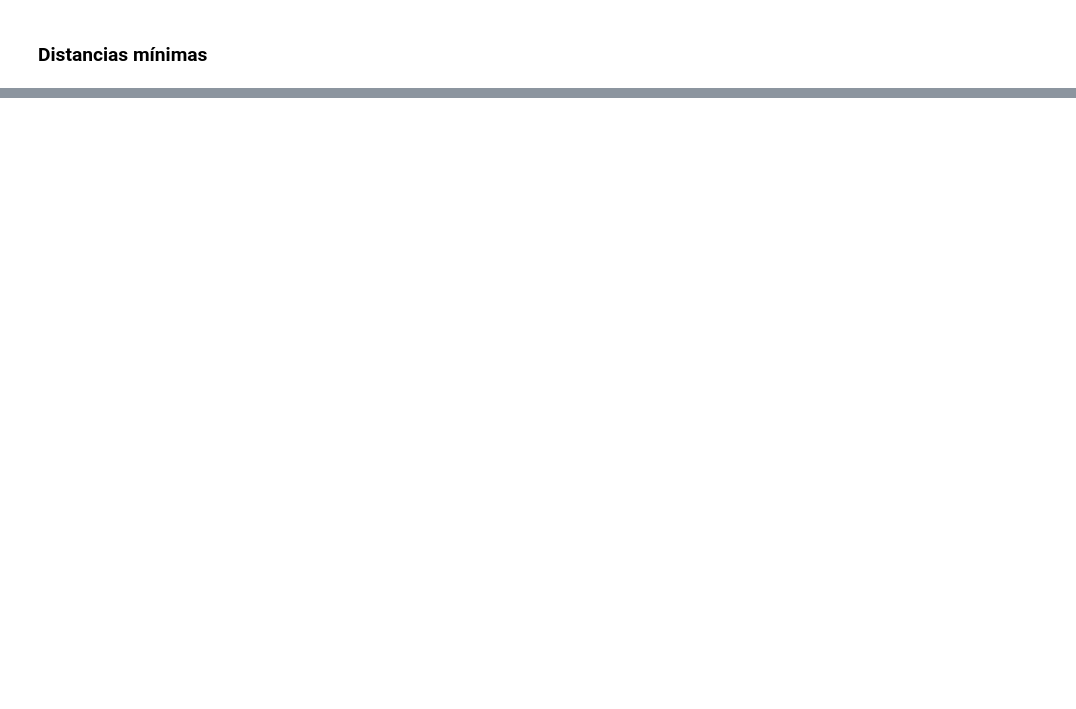
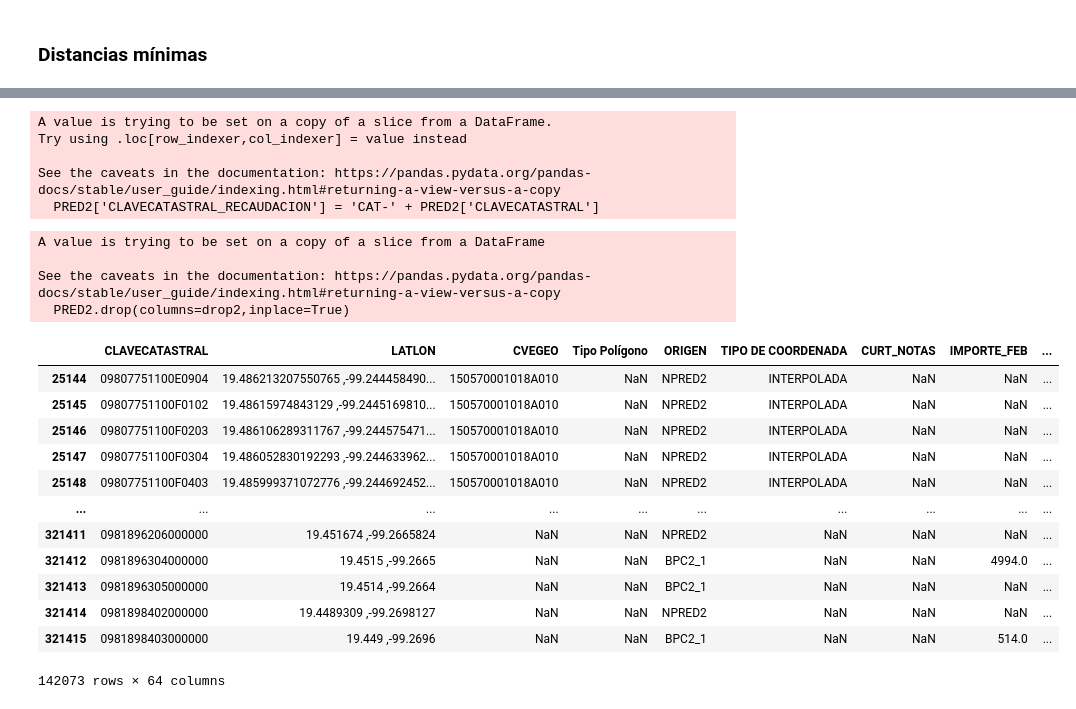
Before and after one commit to DiosLara/Newst_codes, a Jupyter notebook: cruce_pred_cat/Version_final_geo2.ipynb, the cells around one changed output, grey strips where cells are left out. Saved outputs shown, nothing was run; the diff lists cells and outputs as text; code cells hidden in the pictures; blank space fills up the shorter version.

```diff
--- a/cruce_pred_cat/Version_final_geo2.ipynb
+++ b/cruce_pred_cat/Version_final_geo2.ipynb
@@ -363,0 +449,2 @@ a.to_file(r"C:\Users\ASUS\Desktop\qgiszonas\salida\Poligonos_cercanos.shp")
+# %%
+PRED2=NF.loc[NF['CLAVECATASTRAL'].notna()]
@@ -363,0 +457,2 @@ a.to_file(r"C:\Users\ASUS\Desktop\qgiszonas\salida\Poligonos_cercanos.shp")
+# %%
+PRED2['CLAVECATASTRAL']=PRED2['CLAVECATASTRAL'].astype(str).str.replace('.0','', regex=False).str.zfill(16)
@@ -363,0 +465,53 @@ a.to_file(r"C:\Users\ASUS\Desktop\qgiszonas\salida\Poligonos_cercanos.shp")
+# %%
+PRED2['CLAVECATASTRAL_RECAUDACION'] = 'CAT-' + PRED2['CLAVECATASTRAL']
+# %% [output]
+A value is trying to be set on a copy of a slice from a DataFrame.
+Try using .loc[row_indexer,col_indexer] = value instead
+
+See the caveats in the documentation: https://pandas.pydata.org/pandas-docs/stable/user_guide/indexing.html#returning-a-view-versus-a-copy
+  PRED2['CLAVECATASTRAL_RECAUDACION'] = 'CAT-' + PRED2['CLAVECATASTRAL']
+# %%
+
+# denue=PRED2.columns[PRED2.columns.str.contains('DENUE')]
+# PRED2.drop(columns=denue,inplace=True)
+# drop1=PRED2.columns[(~PRED2.columns.isin(ZZPRED.columns)) & (PRED2.columns.str.contains('SAT|ESTATUS|NOMINA'))]
+# PRED2.drop(columns=drop1,inplace=True)
+
+drop2=PRED2.columns[(~PRED2.columns.isin(ZZPRED.columns)) & (PRED2.columns.str.contains('N_EXT|KEY|GRUPO_CONTROL|BDINTERNA|IMSS|CALLE|COLONIA|ADDRESS|PLUS_CODE|_GEO_|Unnamed'))]
+PRED2.drop(columns=drop2,inplace=True)
+# %% [output]
+A value is trying to be set on a copy of a slice from a DataFrame
+
+See the caveats in the documentation: https://pandas.pydata.org/pandas-docs/stable/user_guide/indexing.html#returning-a-view-versus-a-copy
+  PRED2.drop(columns=drop2,inplace=True)
+# %%
+PRED2[['CLAVECATASTRAL','LATLON',  'CVEGEO',
+       'Tipo Polígono', 'ORIGEN', 'TIPO DE COORDENADA', 'CURT_NOTAS', 'IMPORTE_FEB',
+       'IMPORTE_MAR', 'ACTIVO', 'ACTIVIDAD_ECONOMICA', 'NUM_TRABAJADORES',
+       'RANGO_TRABAJADORES', 'CLASIFICACION_TRABAJADORES', 'ACTIVO2',
+       'CANTIDAD_ANIOS_ADEUDOS', 'ZONA_CATASTRAL', 'IMPORTE_FEB_X_ANIO',
+       'CLASIFICACION_VALORCATASTRAL', 'USO', 'INTFIS_RS_FD_COOR_RECAUDACION',
+       'INTFIS_RS_FD_ESTADO', 'INTFIS_RS_FD_PAIS', 'INTFIS_RS_FD_URLS',
+       'CONSECUTIVO', 'RFC', 'RFC_CONTEOS', 'INTFIS_RS_FD_FULL_DOM', 'ID_CAT',
+       'curt', 'DOMICILIO', 'NUM_EXT', 'NUM_INT', 'CP', 'CONST_DOM',
+       'DOM_UNICOS', 'PERSONA', 'VALORCATASTRAL_2008', 'VALORCATASTRAL_2009',
+       'VALORCATASTRAL_2010', 'VALORCATASTRAL_2011', 'VALORCATASTRAL_2012',
+       'VALORCATASTRAL_2013', 'VALORCATASTRAL_2014', 'VALORCATASTRAL_2015',
+       'PREDIAL_PROPIETARIO_EMAIL', 'PREDIAL_PROPIETARIO_CURP',
+       'PREDIAL_PROPIETARIO_RFC', 'IMPORTETOTAL_ACUMULATIVO_AGUA',
+       'CANTIDAD_NIS', 'NIS', 'CANTIDAD_CLAVES_CATASTRALES',
+       'CLAVES_CATASTRALES', 'INTFIS_RS_FD_LATLON','curt','CURT','INTFIS_RS_FD_LON', 'INTFIS_RS_FD_LAT','INTFIS_RS_FD_LON_1', 'INTFIS_RS_FD_LAT_1','INTFIS_RS_FD_LAT_2', 'INTFIS_RS_FD_LON_2', '0', 'geometry']]
+# %% [output]
+|  | CLAVECATASTRAL | LATLON | CVEGEO | Tipo Polígono | ORIGEN | TIPO DE COORDENADA | CURT_NOTAS | IMPORTE_FEB | ... |
+| 25144 | 09807751100E0904 | 19.486213207550765 ,-99.244458490... | 150570001018A010 | NaN | NPRED2 | INTERPOLADA | NaN | NaN | ... |
+| 25145 | 09807751100F0102 | 19.48615974843129 ,-99.2445169810... | 150570001018A010 | NaN | NPRED2 | INTERPOLADA | NaN | NaN | ... |
+| 25146 | 09807751100F0203 | 19.486106289311767 ,-99.244575471... | 150570001018A010 | NaN | NPRED2 | INTERPOLADA | NaN | NaN | ... |
+| 25147 | 09807751100F0304 | 19.486052830192293 ,-99.244633962... | 150570001018A010 | NaN | NPRED2 | INTERPOLADA | NaN | NaN | ... |
+| 25148 | 09807751100F0403 | 19.485999371072776 ,-99.244692452... | 150570001018A010 | NaN | NPRED2 | INTERPOLADA | NaN | NaN | ... |
+| ... | ... | ... | ... | ... | ... | ... | ... | ... | ... |
+| 321411 | 0981896206000000 | 19.451674 ,-99.2665824 | NaN | NaN | NPRED2 | NaN | NaN | NaN | ... |
+| 321412 | 0981896304000000 | 19.4515 ,-99.2665 | NaN | NaN | BPC2_1 | NaN | NaN | 4994.0 | ... |
+| 321413 | 0981896305000000 | 19.4514 ,-99.2664 | NaN | NaN | BPC2_1 | NaN | NaN | NaN | ... |
+| 321414 | 0981898402000000 | 19.4489309 ,-99.2698127 | NaN | NaN | NPRED2 | NaN | NaN | NaN | ... |
+| 321415 | 0981898403000000 | 19.449 ,-99.2696 | NaN | NaN | BPC2_1 | NaN | NaN | 514.0 | ... |
+142073 rows × 64 columns
```
Also changed, not shown: parts of 38 cells of this notebook, 1 other file.
